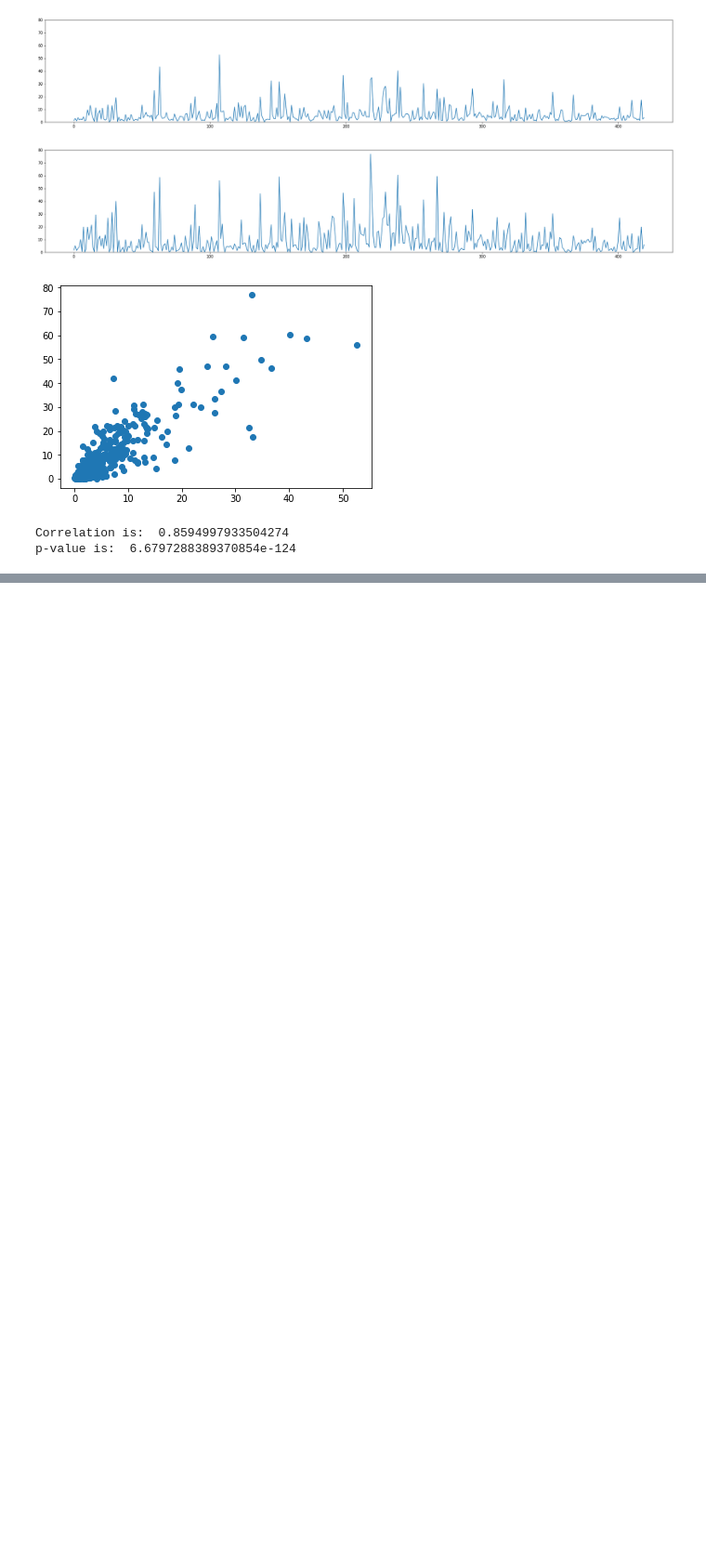
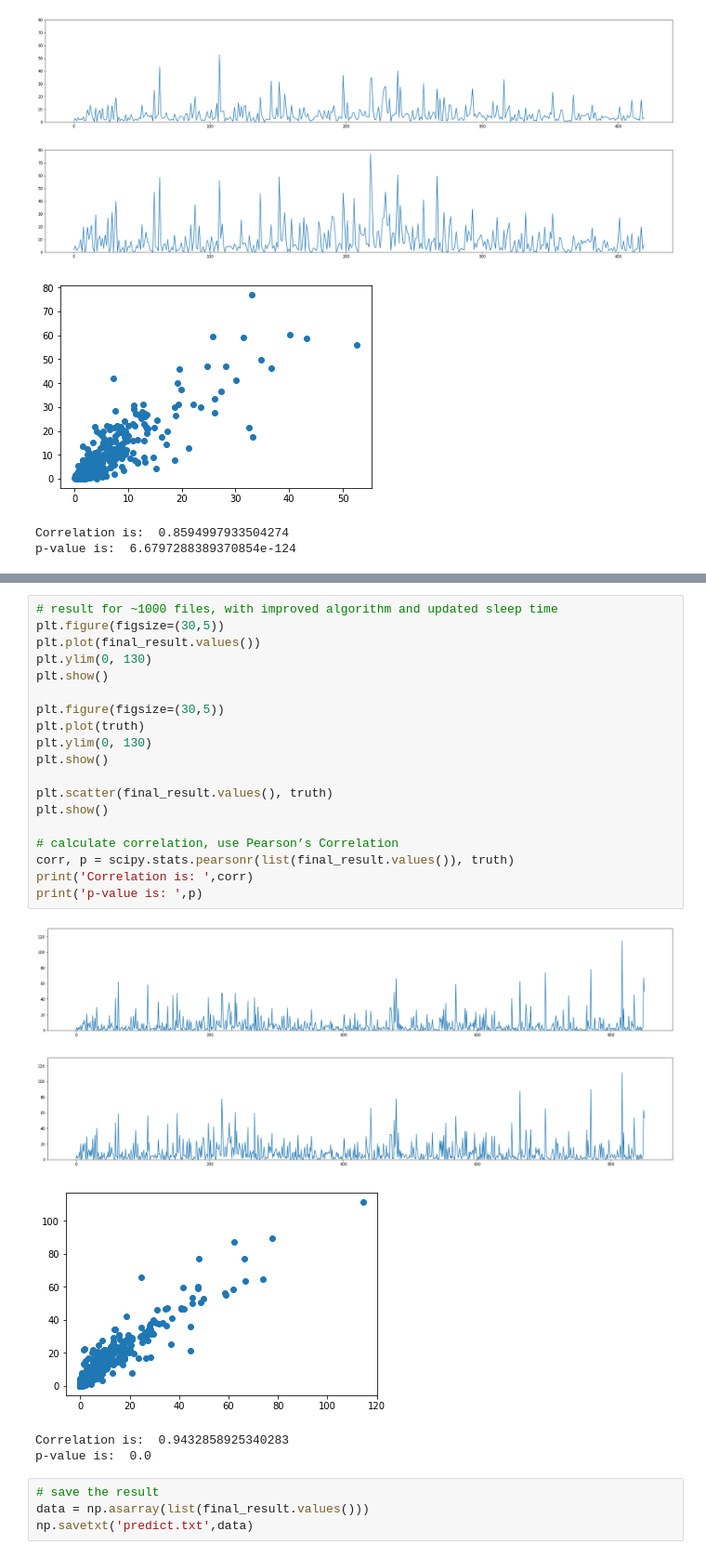
Before and after one commit to tangym/SleepQualityMonitor, a Jupyter notebook: SaO2.ipynb, the cells around one changed output, grey strips where cells are left out. Shown at 93% size. Saved outputs shown, nothing was run; the diff lists cells and outputs as text; blank space fills up the shorter version.

Commit message:
improve predict model

```diff
--- a/SaO2.ipynb
+++ b/SaO2.ipynb
@@ -246,0 +291,29 @@ print(list(set(file_names) - set(name_check)))
+# %%
+# result for ~1000 files, with improved algorithm and updated sleep time
+plt.figure(figsize=(30,5))
+plt.plot(final_result.values())
+plt.ylim(0, 130)
+plt.show()
+
+plt.figure(figsize=(30,5))
+plt.plot(truth)
+plt.ylim(0, 130)
+plt.show()
+
+plt.scatter(final_result.values(), truth)
+plt.show()
+
+# calculate correlation, use Pearson’s Correlation
+corr, p = scipy.stats.pearsonr(list(final_result.values()), truth)
+print('Correlation is: ',corr)
+print('p-value is: ',p)
+# %% [output]
+[figure, added]
+[figure, added]
+[figure, added]
+Correlation is:  0.9432858925340283
+p-value is:  0.0
+# %%
+# save the result
+data = np.asarray(list(final_result.values()))
+np.savetxt('predict.txt',data)
```
Also changed, not shown: parts of 14 cells of this notebook.
